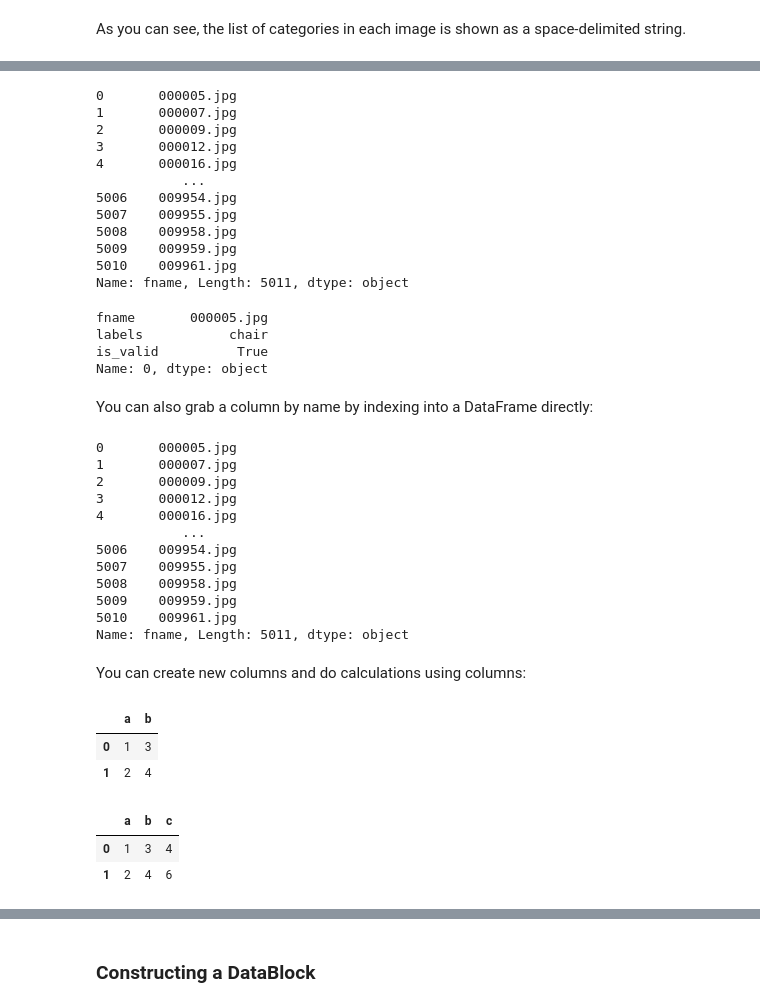
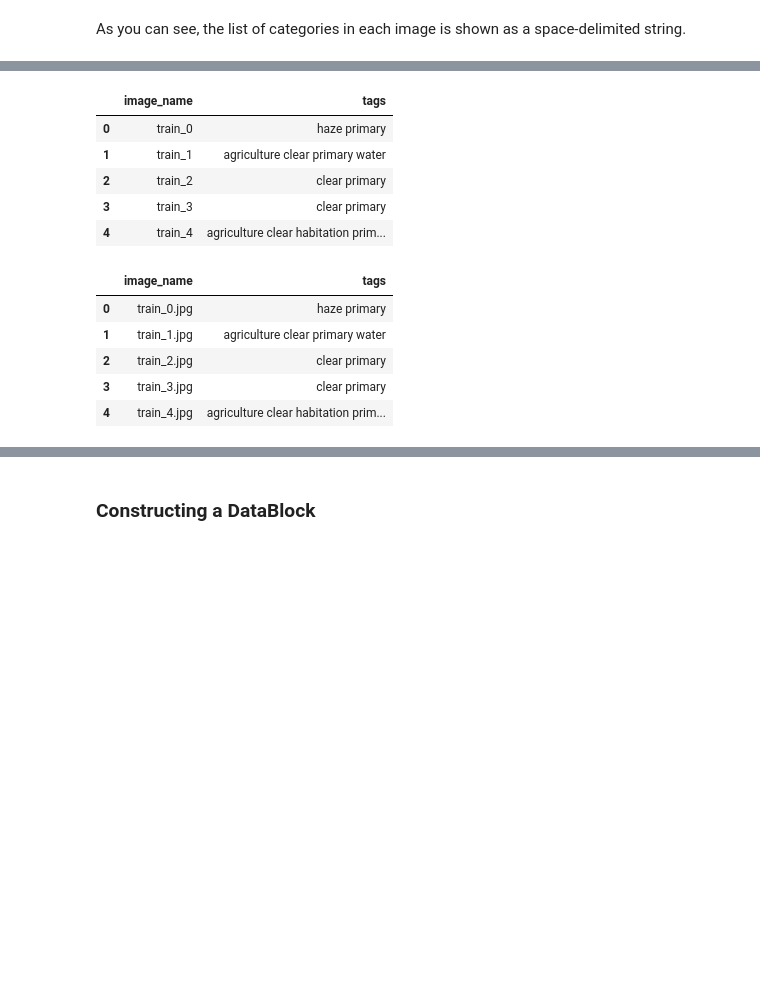
Before and after one commit to afortuny/DeepLearningFastAI, a Jupyter notebook: 06_multicat.ipynb, the cells around one changed output, grey strips where cells are left out. Drawn from its saved outputs; the diff is of its cells as text; code cells hidden in the pictures; blank space fills up the shorter version.

Commit message:
manage to access the data but errors in datablock are still happening

```diff
--- a/06_multicat.ipynb
+++ b/06_multicat.ipynb
@@ -49,27 +69,9 @@ You can access rows and columns of a DataFrame with the `iloc` property, as if i
-# %%
-df.iloc[:,0]
-# %% [output]
-0       000005.jpg
-1       000007.jpg
-2       000009.jpg
-3       000012.jpg
-4       000016.jpg
-           ...
-5006    009954.jpg
-5007    009955.jpg
-5008    009958.jpg
-5009    009959.jpg
-5010    009961.jpg
-Name: fname, Length: 5011, dtype: object
-# %%
-df.iloc[0,:]
-# Trailing :s are always optional (in numpy, pytorch, pandas, etc.),
-#   so this is equivalent:
-df.iloc[0]
-# %% [output]
-fname       000005.jpg
-labels           chair
-is_valid          True
-Name: 0, dtype: object
-# %% [markdown]
-You can also grab a column by name by indexing into a DataFrame directly:
+# %%
+df = pd.read_csv('/content/gdrive/MyDrive/Amazon/kaggle/planet/train_classes.csv')
+# %% [output]
+|  | image_name | tags |
+| 0 | train_0 | haze primary |
+| 1 | train_1 | agriculture clear primary water |
+| 2 | train_2 | clear primary |
+| 3 | train_3 | clear primary |
+| 4 | train_4 | agriculture clear habitation prim... |
@@ -76,31 +80,9 @@ You can also grab a column by name by indexing into a DataFrame directly:
 # %%
-df['fname']
+df.head()
 # %% [output]
-0       000005.jpg
-1       000007.jpg
-2       000009.jpg
-3       000012.jpg
-4       000016.jpg
-           ...
-5006    009954.jpg
-5007    009955.jpg
-5008    009958.jpg
-5009    009959.jpg
-5010    009961.jpg
-Name: fname, Length: 5011, dtype: object
+|  | image_name | tags |
+| 0 | train_0.jpg | haze primary |
+| 1 | train_1.jpg | agriculture clear primary water |
+| 2 | train_2.jpg | clear primary |
+| 3 | train_3.jpg | clear primary |
+| 4 | train_4.jpg | agriculture clear habitation prim... |
-# %% [markdown]
-You can create new columns and do calculations using columns:
-# %%
-tmp_df = pd.DataFrame({'a':[1,2], 'b':[3,4]})
-tmp_df
-# %% [output]
-|  | a | b |
-| 0 | 1 | 3 |
-| 1 | 2 | 4 |
-# %%
-tmp_df['c'] = tmp_df['a']+tmp_df['b']
-tmp_df
-# %% [output]
-|  | a | b | c |
-| 0 | 1 | 3 | 4 |
-| 1 | 2 | 4 | 6 |
```
Also changed, not shown: parts of 26 cells of this notebook.
